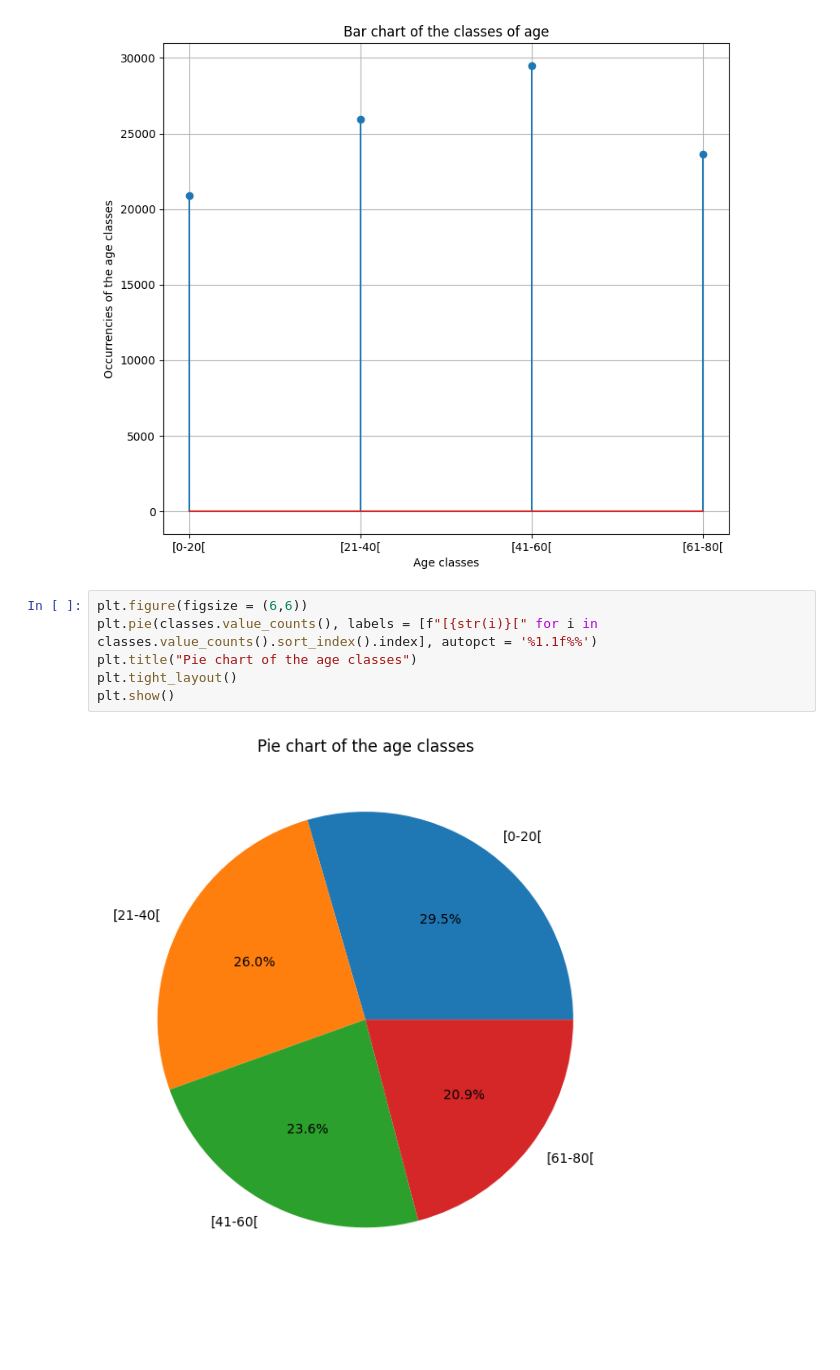
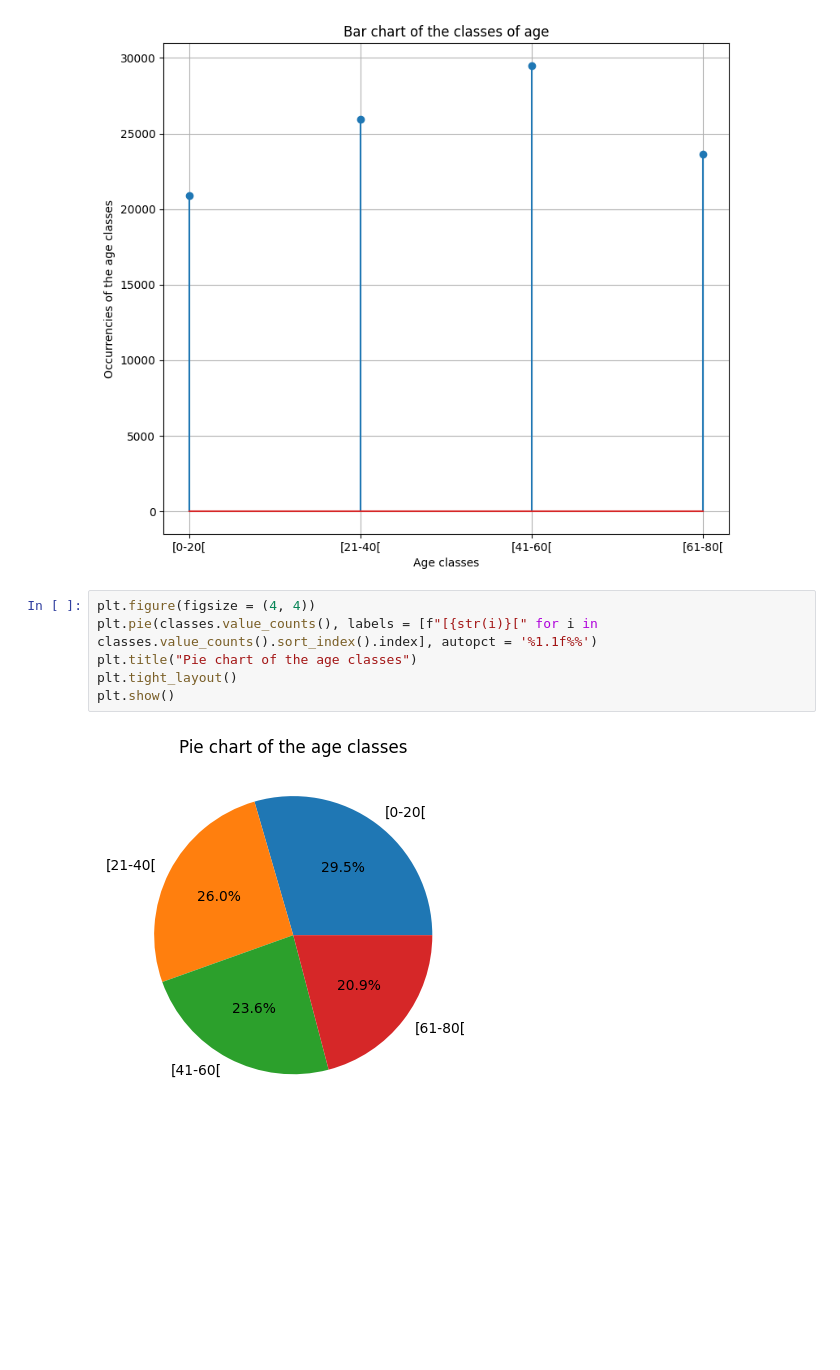
Before and after one commit to RefaelAharouni/Project_Machine_Learning_Refael_Venkatsai_Norbert_William, a Jupyter notebook: Project_Machine_Learning_Refael_Venkatsai_Norbert_William.ipynb, the cells around one changed output. Saved outputs shown, nothing was run; the diff lists cells and outputs as text; blank space fills up the shorter version.

```diff
--- a/Project_Machine_Learning_Refael_Venkatsai_Norbert_William.ipynb
+++ b/Project_Machine_Learning_Refael_Venkatsai_Norbert_William.ipynb
@@ -411,13 +427,13 @@ plt.show()
 # %% [output]
 [figure]
 # %%
-plt.figure(figsize = (6,6))
+plt.figure(figsize = (4, 4))
 plt.pie(classes.value_counts(), labels = [f"[{str(i)}[" for i in classes.value_counts().sort_index().index], autopct = '%1.1f%%')
 plt.title("Pie chart of the age classes")
 plt.tight_layout()
 plt.show()
 # %% [output]
-[figure, old version]
+[figure, new version]
 # %% [markdown]
 <br><br>
 # %% [markdown]
```
Also changed, not shown: parts of 85 cells of this notebook.
